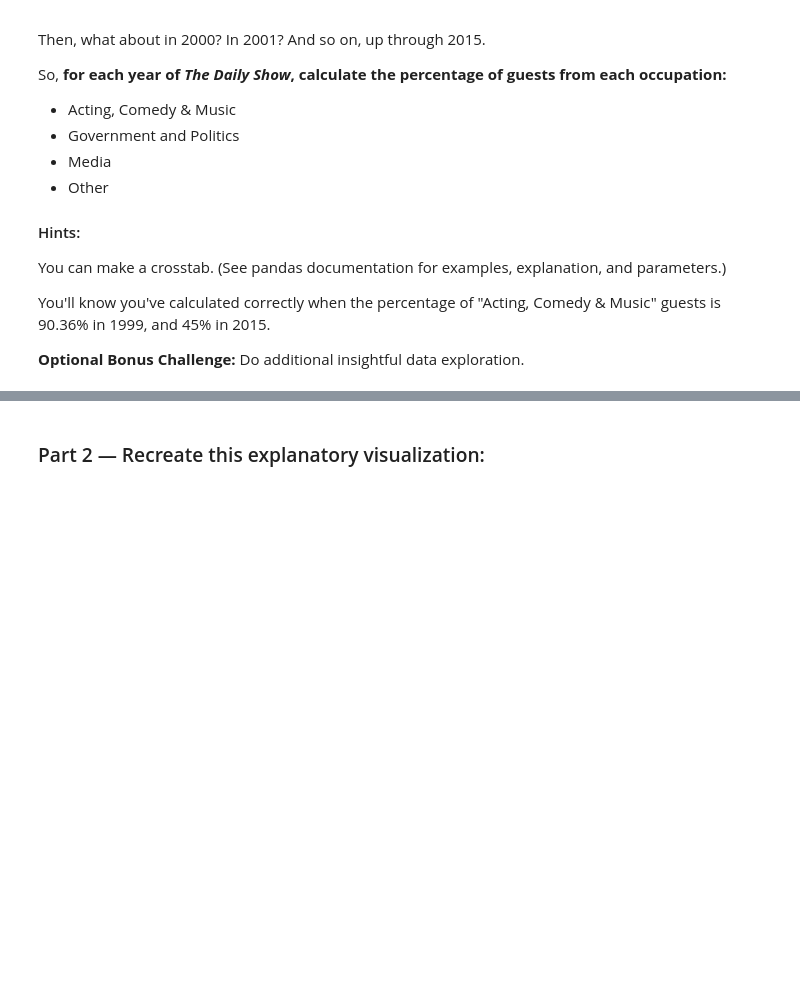
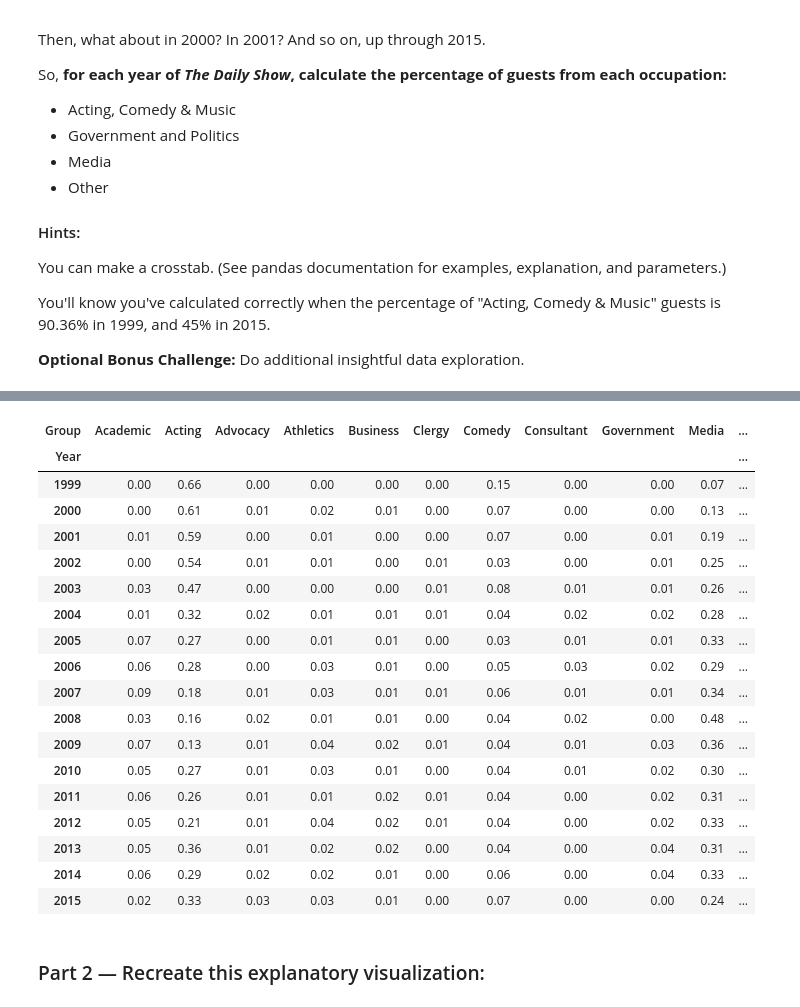
Before and after one commit to AndrewMarksArt/AndrewMarksArt.github.io, a Jupyter notebook: DS_Unit_1_Sprint_Challenge_2_Data_Wrangling_and_Storytelling.ipynb, the cells around one changed output, grey strips where cells are left out. Cells and saved outputs as stored; diff of their text form; code cells hidden in the pictures; blank space fills up the shorter version.

```diff
--- a/DS_Unit_1_Sprint_Challenge_2_Data_Wrangling_and_Storytelling.ipynb
+++ b/DS_Unit_1_Sprint_Challenge_2_Data_Wrangling_and_Storytelling.ipynb
@@ -318,0 +344,26 @@ You'll know you've calculated correctly when the percentage of "Acting, Comedy &
+# %%
+pd.options.display.float_format = '{:.2f}'.format
+# %%
+table = pd.crosstab(index=df['Year'], columns=df['Group'], normalize='index')
+# %%
+table
+# %% [output]
+| Group | Academic | Acting | Advocacy | Athletics | Business | Clergy | Comedy | Consultant | Government | Media | ... |
+| Year |  |  |  |  |  |  |  |  |  |  | ... |
+| 1999 | 0.00 | 0.66 | 0.00 | 0.00 | 0.00 | 0.00 | 0.15 | 0.00 | 0.00 | 0.07 | ... |
+| 2000 | 0.00 | 0.61 | 0.01 | 0.02 | 0.01 | 0.00 | 0.07 | 0.00 | 0.00 | 0.13 | ... |
+| 2001 | 0.01 | 0.59 | 0.00 | 0.01 | 0.00 | 0.00 | 0.07 | 0.00 | 0.01 | 0.19 | ... |
+| 2002 | 0.00 | 0.54 | 0.01 | 0.01 | 0.00 | 0.01 | 0.03 | 0.00 | 0.01 | 0.25 | ... |
+| 2003 | 0.03 | 0.47 | 0.00 | 0.00 | 0.00 | 0.01 | 0.08 | 0.01 | 0.01 | 0.26 | ... |
+| 2004 | 0.01 | 0.32 | 0.02 | 0.01 | 0.01 | 0.01 | 0.04 | 0.02 | 0.02 | 0.28 | ... |
+| 2005 | 0.07 | 0.27 | 0.00 | 0.01 | 0.01 | 0.00 | 0.03 | 0.01 | 0.01 | 0.33 | ... |
+| 2006 | 0.06 | 0.28 | 0.00 | 0.03 | 0.01 | 0.00 | 0.05 | 0.03 | 0.02 | 0.29 | ... |
+| 2007 | 0.09 | 0.18 | 0.01 | 0.03 | 0.01 | 0.01 | 0.06 | 0.01 | 0.01 | 0.34 | ... |
+| 2008 | 0.03 | 0.16 | 0.02 | 0.01 | 0.01 | 0.00 | 0.04 | 0.02 | 0.00 | 0.48 | ... |
+| 2009 | 0.07 | 0.13 | 0.01 | 0.04 | 0.02 | 0.01 | 0.04 | 0.01 | 0.03 | 0.36 | ... |
+| 2010 | 0.05 | 0.27 | 0.01 | 0.03 | 0.01 | 0.00 | 0.04 | 0.01 | 0.02 | 0.30 | ... |
+| 2011 | 0.06 | 0.26 | 0.01 | 0.01 | 0.02 | 0.01 | 0.04 | 0.00 | 0.02 | 0.31 | ... |
+| 2012 | 0.05 | 0.21 | 0.01 | 0.04 | 0.02 | 0.01 | 0.04 | 0.00 | 0.02 | 0.33 | ... |
+| 2013 | 0.05 | 0.36 | 0.01 | 0.02 | 0.02 | 0.00 | 0.04 | 0.00 | 0.04 | 0.31 | ... |
+| 2014 | 0.06 | 0.29 | 0.02 | 0.02 | 0.01 | 0.00 | 0.06 | 0.00 | 0.04 | 0.33 | ... |
+| 2015 | 0.02 | 0.33 | 0.03 | 0.03 | 0.01 | 0.00 | 0.07 | 0.00 | 0.00 | 0.24 | ... |
```
Also changed, not shown: parts of 7 cells of this notebook.
